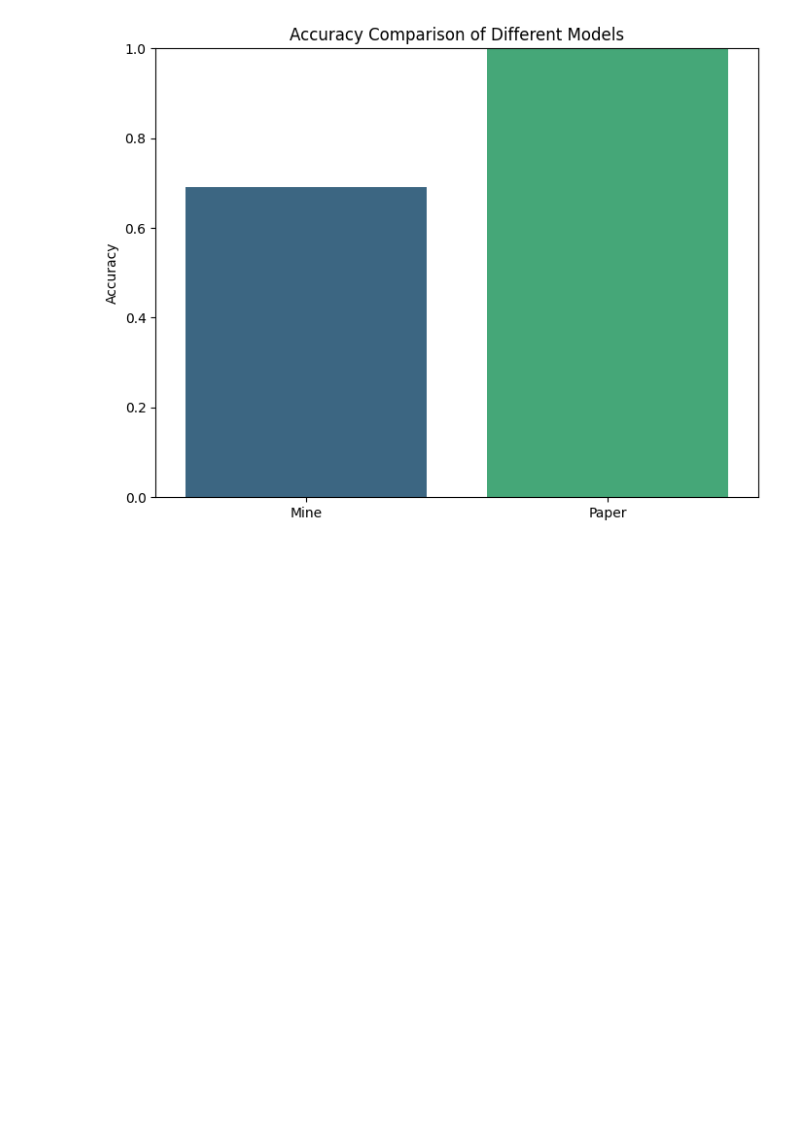
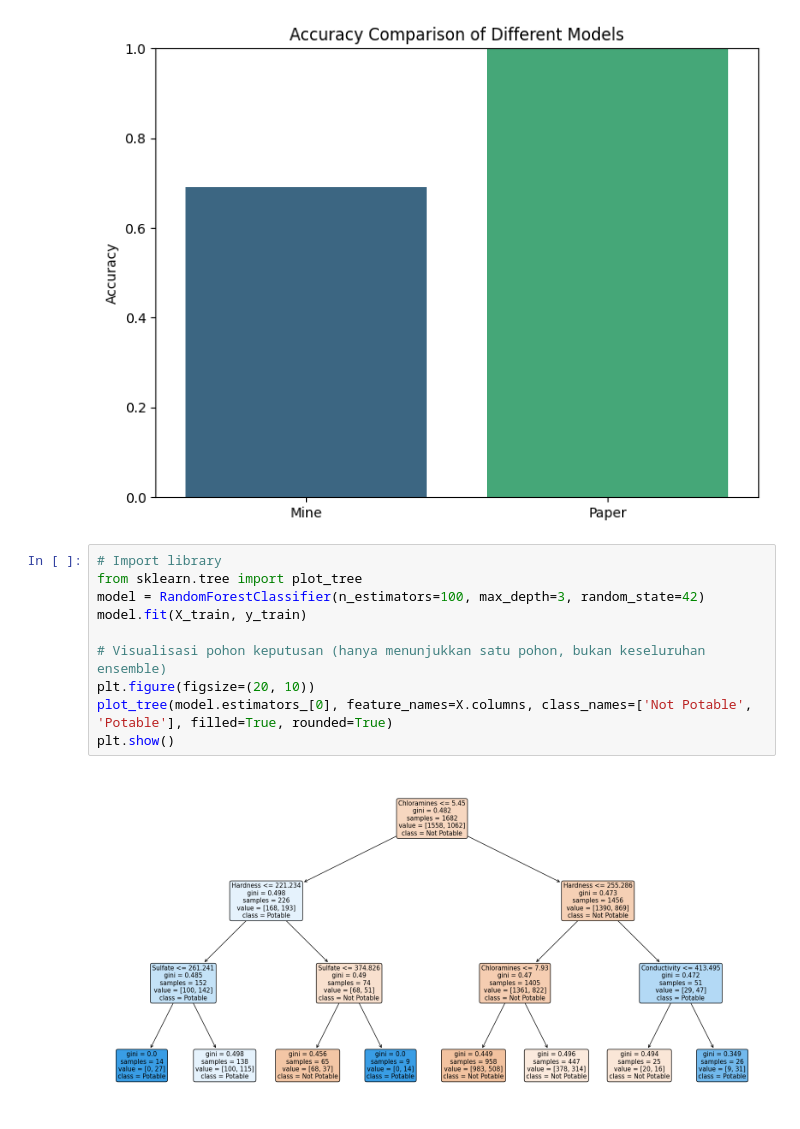
Before and after one commit to AirlanggaDS/ProjectUAS_AVD, a Jupyter notebook: tes.ipynb, the cells around one changed output. Cells and saved outputs as stored; diff of their text form; blank space fills up the shorter version.

```diff
--- a/tes.ipynb
+++ b/tes.ipynb
@@ -413,3 +478,15 @@ Passing `palette` without assigning `hue` is deprecated and will be removed in v
 
   sns.barplot(x=models, y=accuracy_scores, palette='viridis')
 [figure]
+# %%
+# Import library
+from sklearn.tree import plot_tree
+model = RandomForestClassifier(n_estimators=100, max_depth=3, random_state=42)
+model.fit(X_train, y_train)
+
+# Visualisasi pohon keputusan (hanya menunjukkan satu pohon, bukan keseluruhan ensemble)
+plt.figure(figsize=(20, 10))
+plot_tree(model.estimators_[0], feature_names=X.columns, class_names=['Not Potable', 'Potable'], filled=True, rounded=True)
+plt.show()
+# %% [output]
+[figure, added]
```
Also changed, not shown: parts of 4 cells of this notebook.
